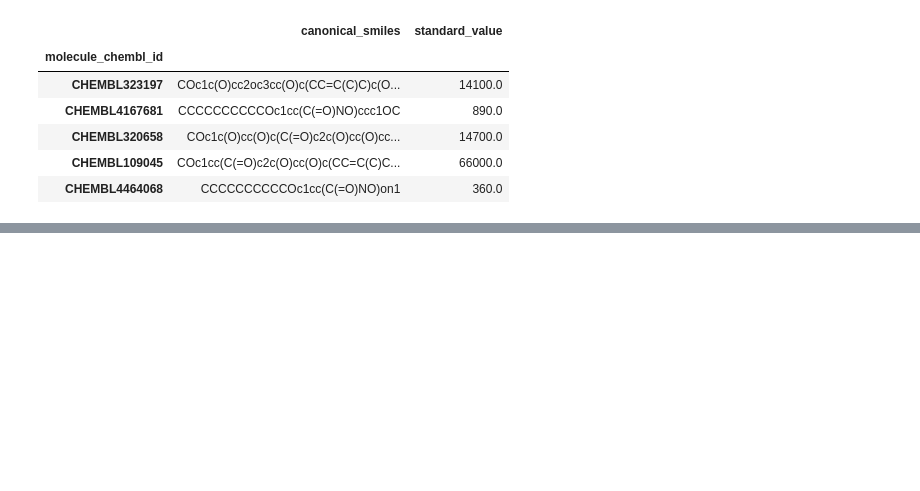
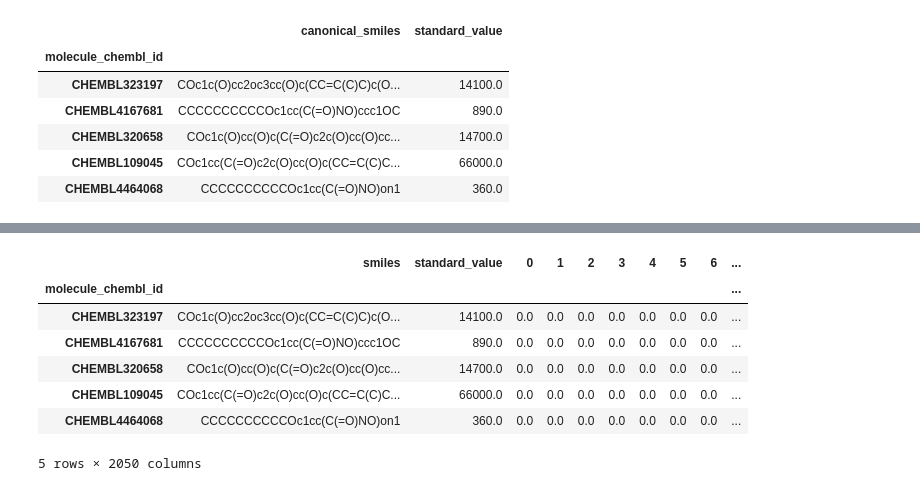
Before and after one commit to martilut/alzheimer-generative-design, a Jupyter notebook: data_processing.ipynb, the cells around one changed output, grey strips where cells are left out. Saved outputs shown, nothing was run; the diff lists cells and outputs as text; code cells hidden in the pictures; blank space fills up the shorter version.

```diff
--- a/data_processing.ipynb
+++ b/data_processing.ipynb
@@ -49,0 +62,16 @@ KeyError: 'mordred'
+# %%
+from predictor.fingerprint_computer import get_fp_dataset
+from rdkit.Chem import rdFingerprintGenerator
+
+fp_gen = rdFingerprintGenerator.GetMorganGenerator(radius=2,fpSize=2048)
+mordred_desc = get_fp_dataset(target_id, "morgan", fp_gen)
+mordred_desc.head()
+# %% [output]
+|  | smiles | standard_value | 0 | 1 | 2 | 3 | 4 | 5 | 6 | ... |
+| molecule_chembl_id |  |  |  |  |  |  |  |  |  | ... |
+| CHEMBL323197 | COc1c(O)cc2oc3cc(O)c(CC=C(C)C)c(O... | 14100.0 | 0.0 | 0.0 | 0.0 | 0.0 | 0.0 | 0.0 | 0.0 | ... |
+| CHEMBL4167681 | CCCCCCCCCCOc1cc(C(=O)NO)ccc1OC | 890.0 | 0.0 | 0.0 | 0.0 | 0.0 | 0.0 | 0.0 | 0.0 | ... |
+| CHEMBL320658 | COc1c(O)cc(O)c(C(=O)c2c(O)cc(O)cc... | 14700.0 | 0.0 | 0.0 | 0.0 | 0.0 | 0.0 | 0.0 | 0.0 | ... |
+| CHEMBL109045 | COc1cc(C(=O)c2c(O)cc(O)c(CC=C(C)C... | 66000.0 | 0.0 | 0.0 | 0.0 | 0.0 | 0.0 | 0.0 | 0.0 | ... |
+| CHEMBL4464068 | CCCCCCCCCCOc1cc(C(=O)NO)on1 | 360.0 | 0.0 | 0.0 | 0.0 | 0.0 | 0.0 | 0.0 | 0.0 | ... |
+5 rows × 2050 columns
```
Also changed, not shown: parts of 3 cells of this notebook.
